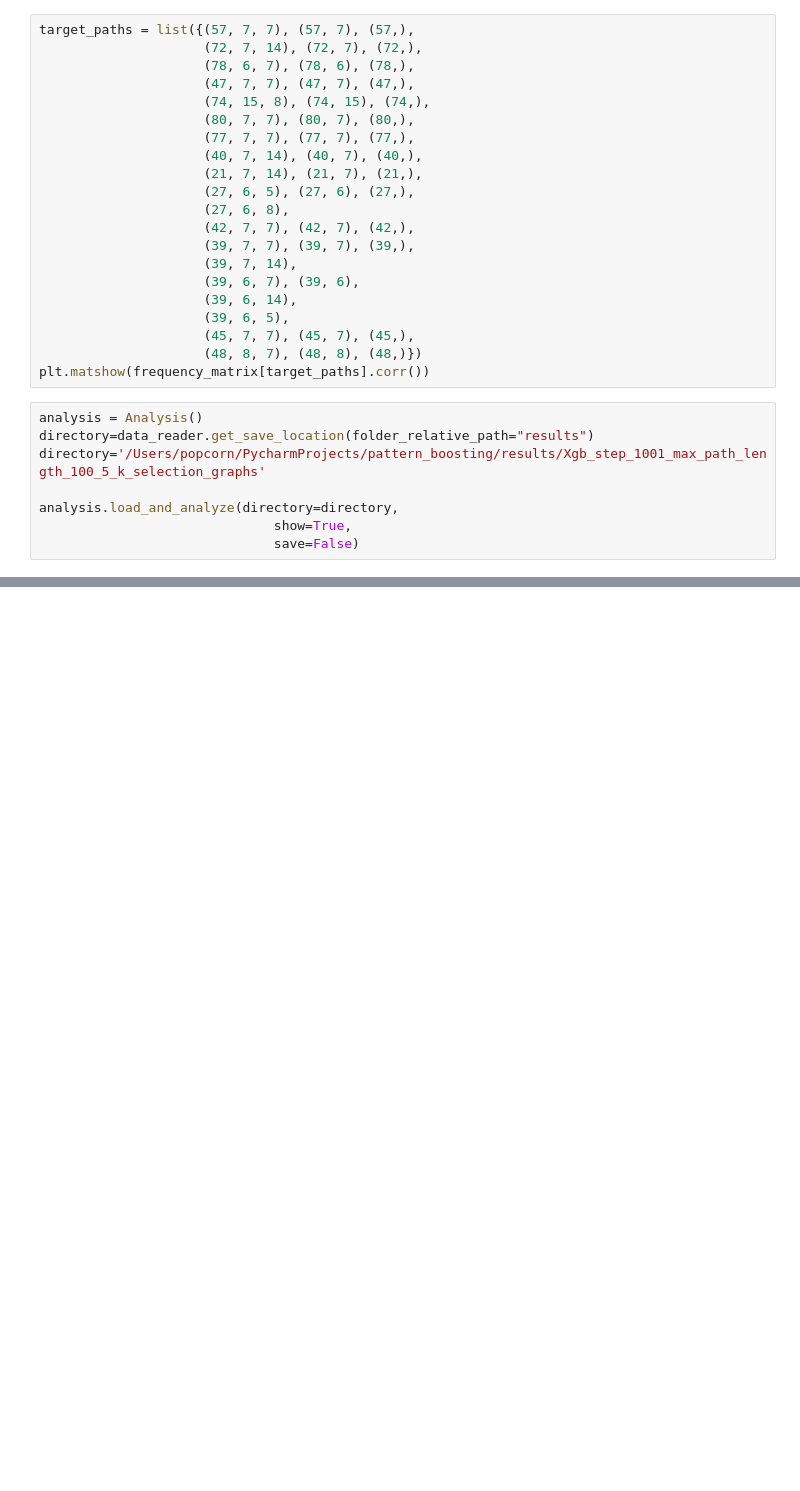
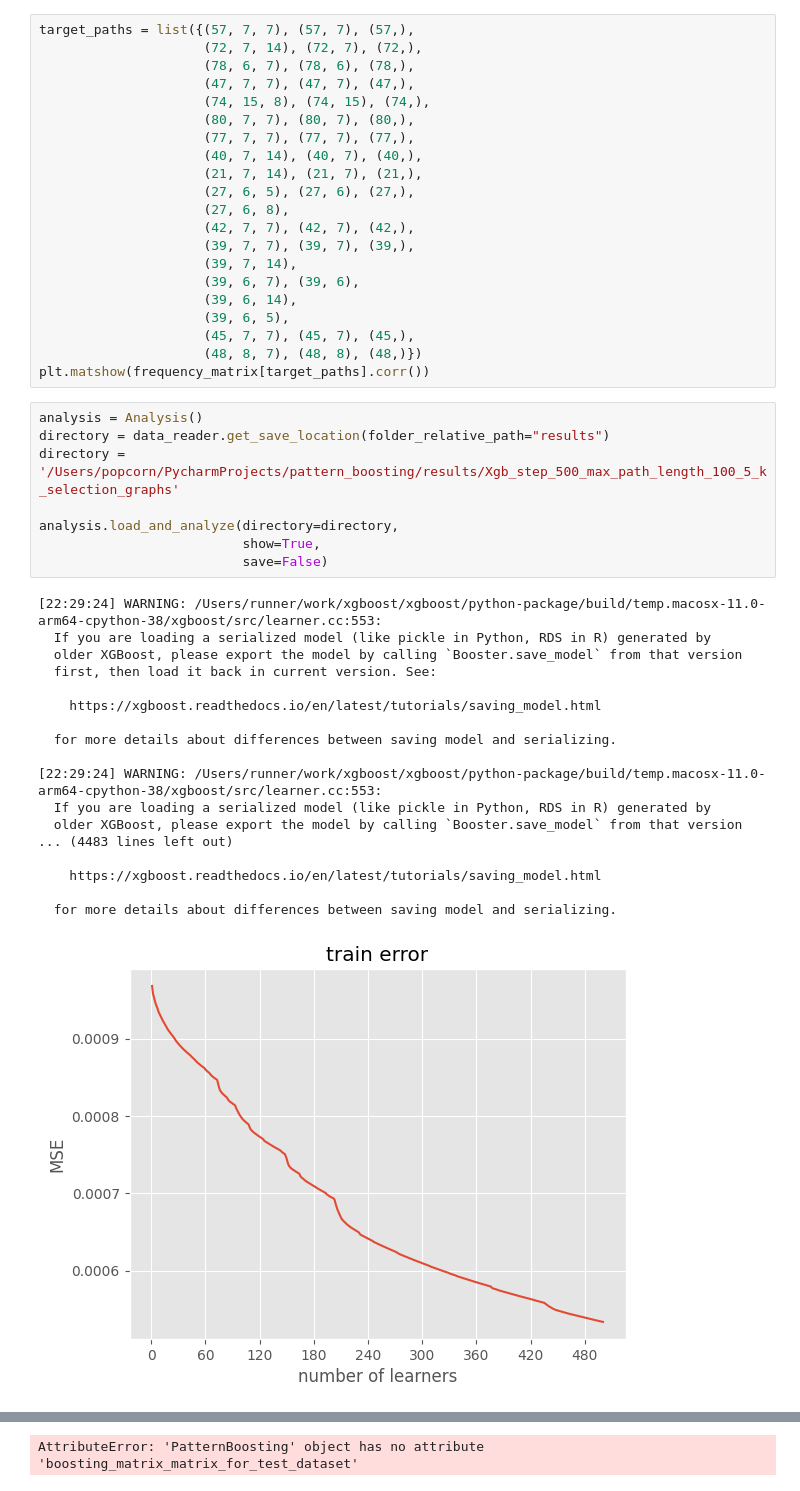
Before and after one commit to Claudio-Me/Path-Boosting-Public, a Jupyter notebook: my_analysis.ipynb, the cells around one changed output, grey strips where cells are left out. Drawn from its saved outputs; the diff is of its cells as text; blank space fills up the shorter version.

```diff
--- a/my_analysis.ipynb
+++ b/my_analysis.ipynb
@@ -177,9 +185,28 @@ target_paths = list({(57, 7, 7), (57, 7), (57,),
 plt.matshow(frequency_matrix[target_paths].corr())
 # %%
 analysis = Analysis()
-directory=data_reader.get_save_location(folder_relative_path="results")
-directory='/Users/popcorn/PycharmProjects/pattern_boosting/results/Xgb_step_1001_max_path_length_100_5_k_selection_graphs'
+directory = data_reader.get_save_location(folder_relative_path="results")
+directory = '/Users/popcorn/PycharmProjects/pattern_boosting/results/Xgb_step_500_max_path_length_100_5_k_selection_graphs'
 
 analysis.load_and_analyze(directory=directory,
-                              show=True,
-                              save=False)
+                          show=True,
+                          save=False)
+# %% [output]
+[22:29:24] WARNING: /Users/runner/work/xgboost/xgboost/python-package/build/temp.macosx-11.0-arm64-cpython-38/xgboost/src/learner.cc:553:
+  If you are loading a serialized model (like pickle in Python, RDS in R) generated by
+  older XGBoost, please export the model by calling `Booster.save_model` from that version
+  first, then load it back in current version. See:
+
+    https://xgboost.readthedocs.io/en/latest/tutorials/saving_model.html
+
+  for more details about differences between saving model and serializing.
+
+[22:29:24] WARNING: /Users/runner/work/xgboost/xgboost/python-package/build/temp.macosx-11.0-arm64-cpython-38/xgboost/src/learner.cc:553:
+  If you are loading a serialized model (like pickle in Python, RDS in R) generated by
+  older XGBoost, please export the model by calling `Booster.save_model` from that version
+... (4483 lines left out)
+
+    https://xgboost.readthedocs.io/en/latest/tutorials/saving_model.html
+
+  for more details about differences between saving model and serializing.
+[figure, added]
@@ -186,3 +214,4 @@ analysis.load_and_analyze(directory=directory,
+AttributeError: 'PatternBoosting' object has no attribute 'boosting_matrix_matrix_for_test_dataset'
 # %%
 
 analysis = Analysis()
```
Also changed, not shown: parts of 28 cells of this notebook, 8 other files.
